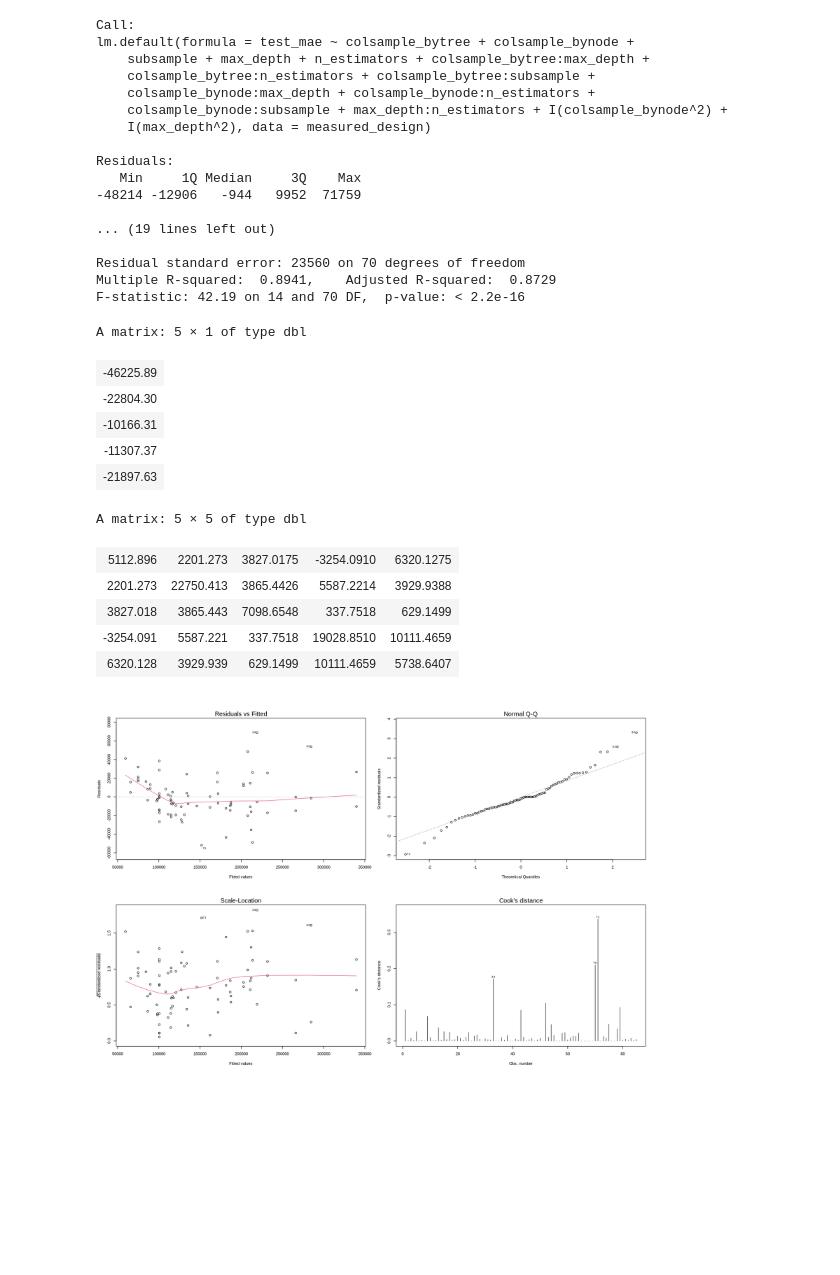
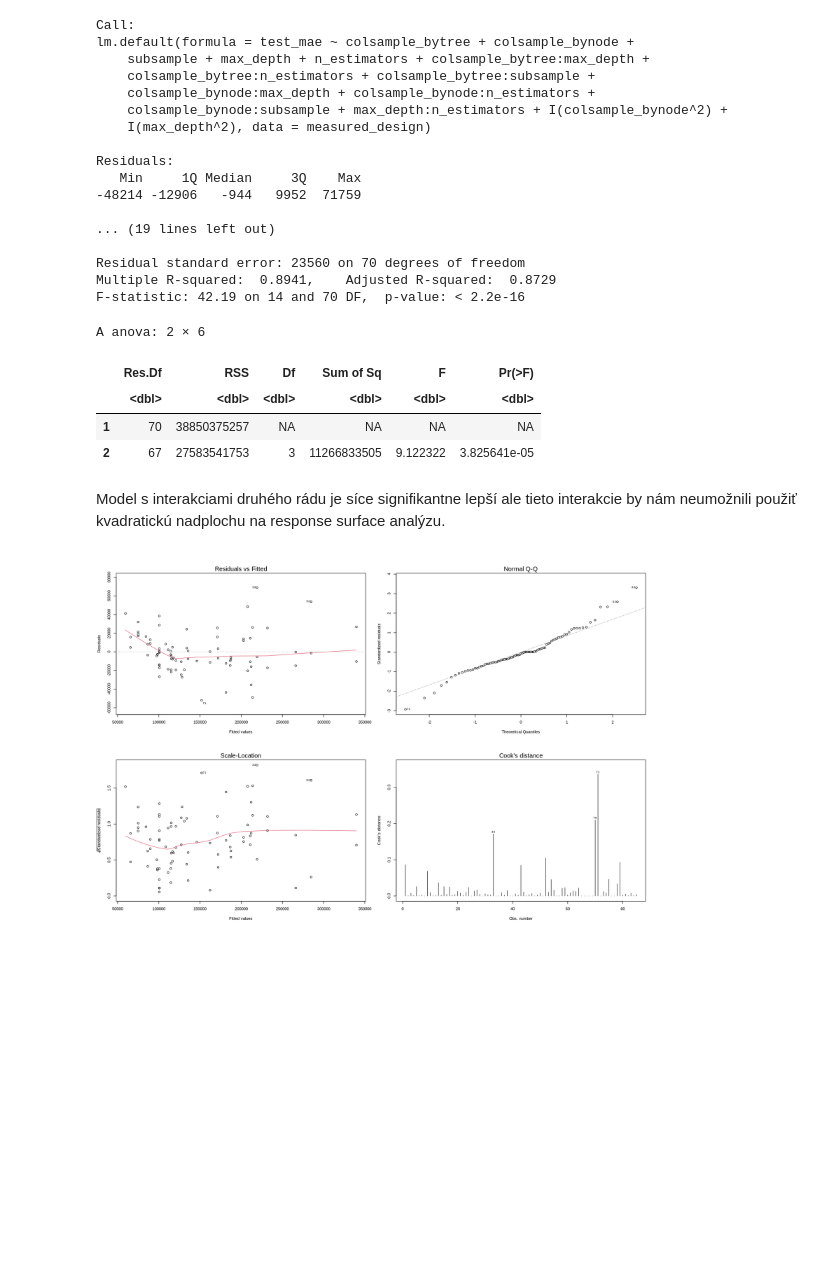
Before and after one commit to Many98/01NAEX, a Jupyter notebook: Protokol_EF.ipynb, the cells around one changed output. Cells and saved outputs as stored; diff of their text form; code cells hidden in the pictures; blank space fills up the shorter version.

```diff
--- a/Protokol_EF.ipynb
+++ b/Protokol_EF.ipynb
@@ -562,34 +562,16 @@ Residuals:
 Residual standard error: 23560 on 70 degrees of freedom
 Multiple R-squared:  0.8941,    Adjusted R-squared:  0.8729
 F-statistic: 42.19 on 14 and 70 DF,  p-value: < 2.2e-16
-# %%
- # full quadratic model
- # cs_bt, cs_bn, sub, m_d, n_estim
- b = matrix(c(final_lin_model$coeff[2],final_lin_model$coeff[3], final_lin_model$coeff[4],
-             final_lin_model$coeff[5], final_lin_model$coeff[6]),5,1)
-          #   colsample_bytree             colsample_bynode               subsample                 max_depth                     n_estimators
- B = matrix(c(final_lin_model$coeff[9], final_lin_model$coeff[12]/2, final_lin_model$coeff[17]/2, final_lin_model$coeff[15]/2, final_lin_model$coeff[16]/2,
-              final_lin_model$coeff[12]/2, final_lin_model$coeff[10], final_lin_model$coeff[20]/2, final_lin_model$coeff[18]/2 ,final_lin_model$coeff[19]/2,
-              final_lin_model$coeff[17]/2, final_lin_model$coeff[20]/2,final_lin_model$coeff[8],final_lin_model$coeff[13]/2,final_lin_model$coeff[14]/2,
-              final_lin_model$coeff[15]/2, final_lin_model$coeff[18]/2,final_lin_model$coeff[13]/2,final_lin_model$coeff[11],final_lin_model$coeff[21]/2,
-              final_lin_model$coeff[16]/2,final_lin_model$coeff[19]/2, final_lin_model$coeff[14]/2, final_lin_model$coeff[21]/2, final_lin_model$coeff[7])
-
-              ,5,5)
-b
-B
-# %% [output]
-A matrix: 5 × 1 of type dbl
-| -46225.89 |
-| -22804.30 |
-| -10166.31 |
-| -11307.37 |
-| -21897.63 |
-A matrix: 5 × 5 of type dbl
-| 5112.896 | 2201.273 | 3827.0175 | -3254.0910 | 6320.1275 |
-| 2201.273 | 22750.413 | 3865.4426 | 5587.2214 | 3929.9388 |
-| 3827.018 | 3865.443 | 7098.6548 | 337.7518 | 629.1499 |
-| -3254.091 | 5587.221 | 337.7518 | 19028.8510 | 10111.4659 |
-| 6320.128 | 3929.939 | 629.1499 | 10111.4659 | 5738.6407 |
+# %%
+anova(final_lin_model, lin_model)
+# %% [output]
+A anova: 2 × 6
+|  | Res.Df | RSS | Df | Sum of Sq | F | Pr(>F) |
+|  | <dbl> | <dbl> | <dbl> | <dbl> | <dbl> | <dbl> |
+| 1 | 70 | 38850375257 | NA | NA | NA | NA |
+| 2 | 67 | 27583541753 | 3 | 11266833505 | 9.122322 | 3.825641e-05 |
+# %% [markdown]
+Model s interakciami druhého rádu je síce signifikantne lepší ale tieto interakcie by nám neumožnili použiť kvadratickú nadplochu na response surface analýzu.
 # %%
 par(mfrow = c(3,2))
 options(repr.plot.width = 15, repr.plot.height = 15)
```
Also changed, not shown: parts of 12 cells of this notebook.
